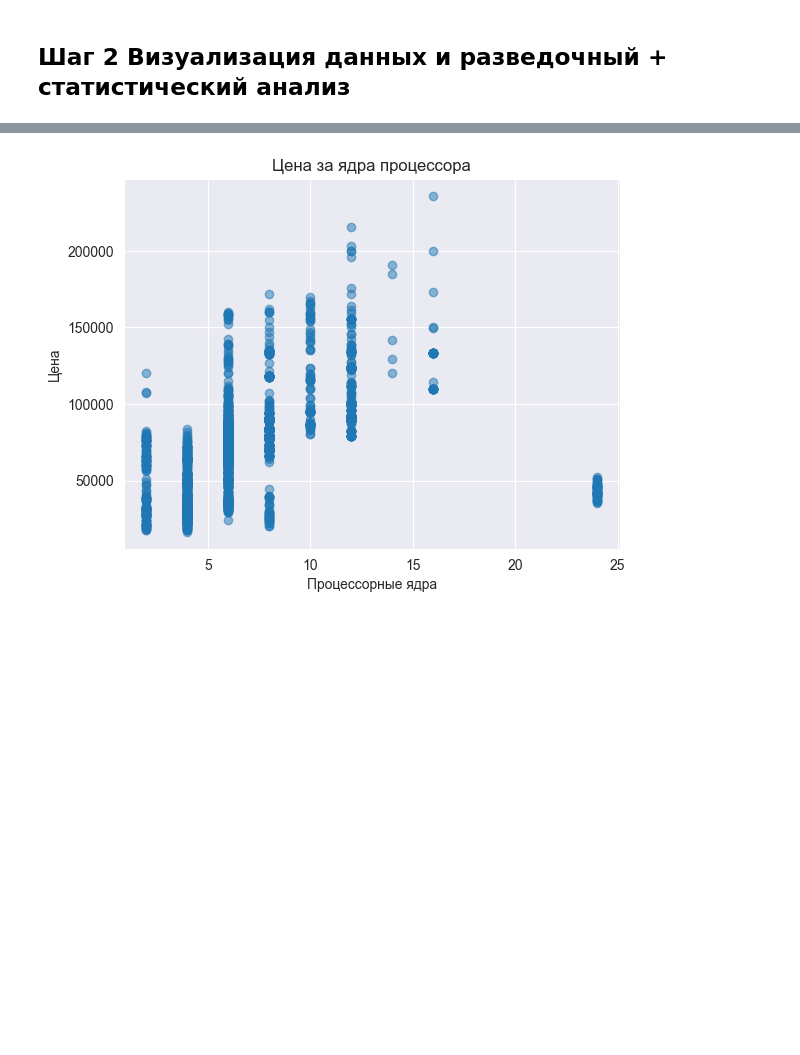
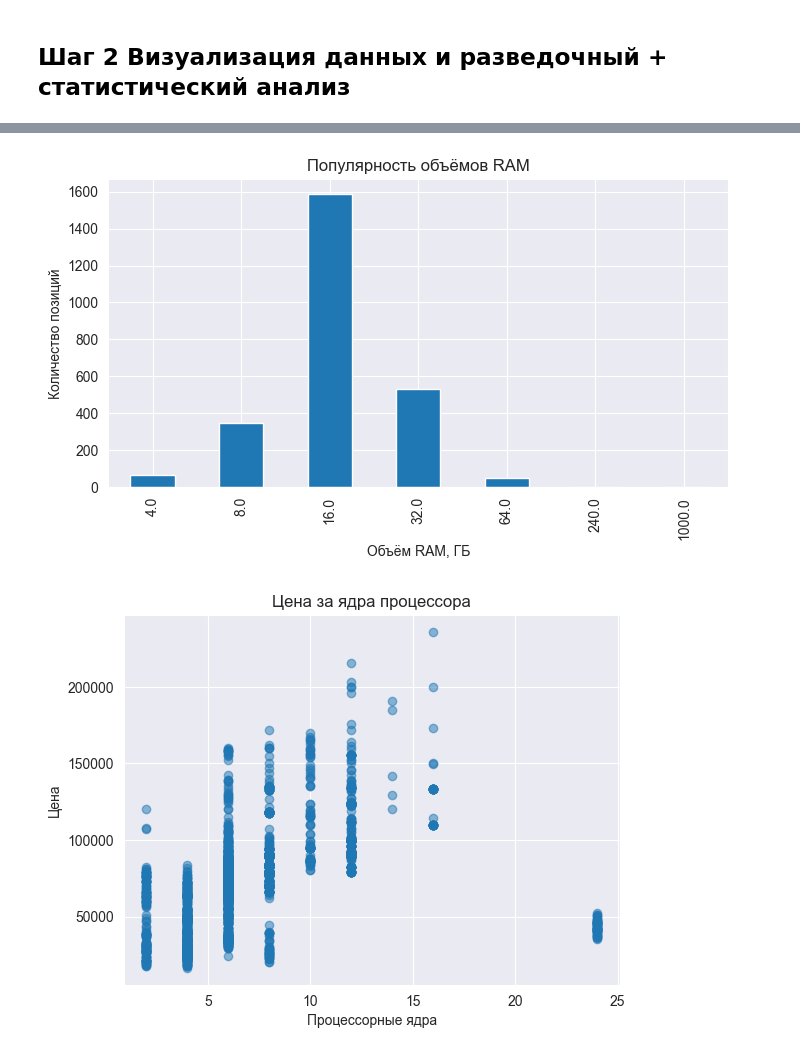
Before and after one commit to iKREISHI/TGU, a Jupyter notebook: src/final_wb_pc/wb_pc_v1.ipynb, the cells around one changed output, grey strips where cells are left out. Saved outputs shown, nothing was run; the diff lists cells and outputs as text; code cells hidden in the pictures; blank space fills up the shorter version.

```diff
--- a/src/final_wb_pc/wb_pc_v1.ipynb
+++ b/src/final_wb_pc/wb_pc_v1.ipynb
@@ -202,3 +213,14 @@ df.head(n=100)
+# %%
+# 2. RAM
+ram_counts = df["RAM_GB"].value_counts().sort_index()
+ram_counts.plot(kind="bar", figsize=(8, 4))
+plt.title("Популярность объёмов RAM")
+plt.xlabel("Объём RAM, ГБ")
+plt.ylabel("Количество позиций")
+plt.grid(True, axis="y")
+plt.show()
+# %% [output]
+[figure, added]
 # %%
 df_scatter = df[["CPU_Cores", "Price_RUB"]].dropna()
 plt.figure()
```
Also changed, not shown: parts of 3 cells of this notebook.
